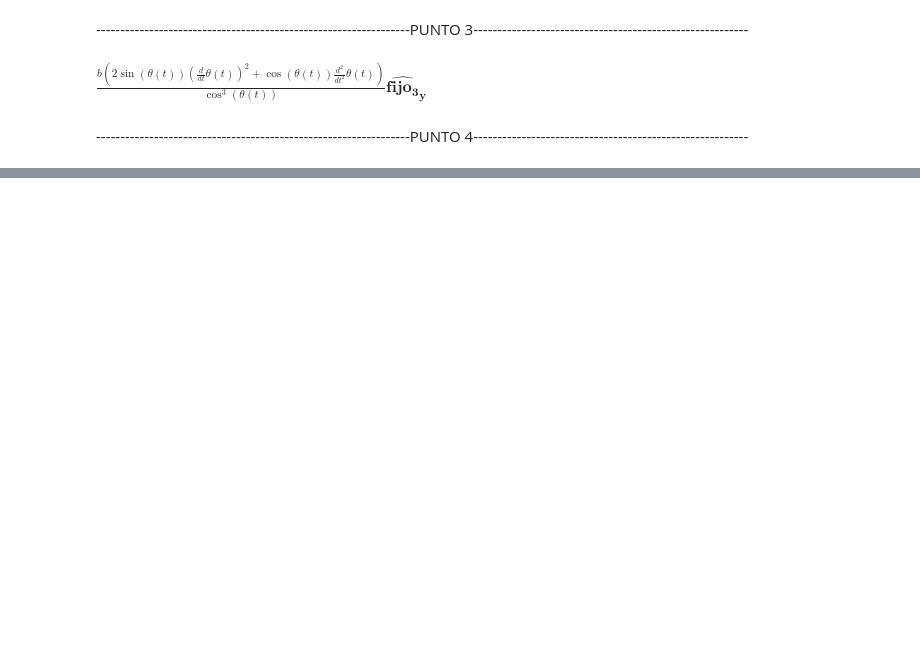
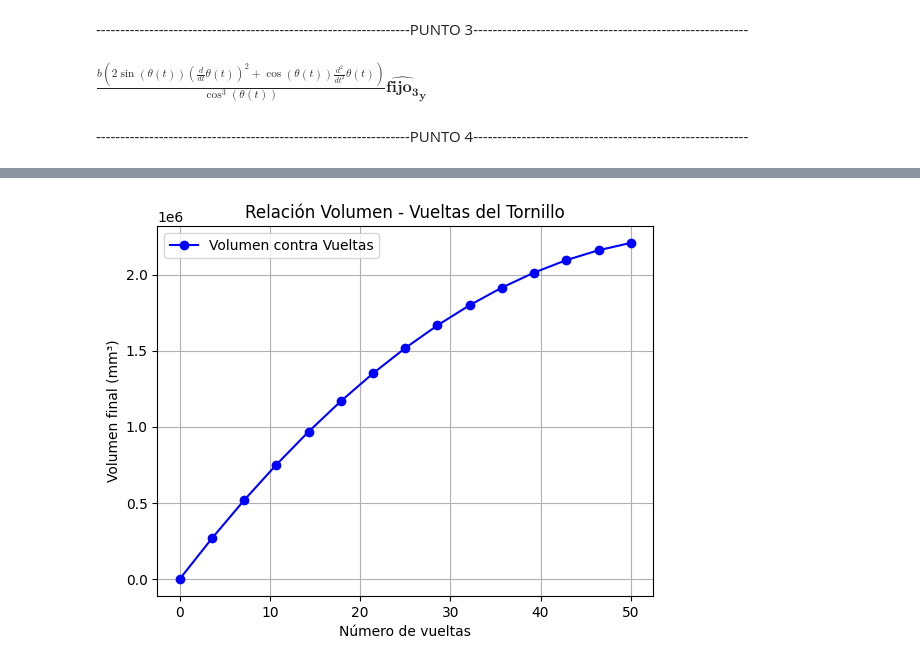
Before and after one commit to Azaus123/Codigos_Dinamica, a Jupyter notebook: Semana4/taller_3.ipynb, the cells around one changed output, grey strips where cells are left out. Drawn from its saved outputs; the diff is of its cells as text; code cells hidden in the pictures; blank space fills up the shorter version.

Commit message:
cambios

```diff
--- a/Semana4/taller_3.ipynb
+++ b/Semana4/taller_3.ipynb
@@ -140,35 +172,35 @@ print(solucion)
 # %%
-# Variables simbólicas
-delta_r = symbols("delta_r", real=True)
-r0 = 0        # Radio inicial (mm)
-h = 150        # Altura del cilindro (mm)
-v_inicial = 0 # Volumen inicial (mm³)
-cambio_tornillo = 1.25  # mm por vuelta
+#Ahora podemos hacer la gráfica, usando lambdify
+#Paso 1: Construir la expresion
+#En nuestro caso, es simplemente una sustitucion con subs del volumen
+parametros = {
+    h_c:134.7, #mm, de acuerdo con el cad
+    l: 73,        # Longitud de las piezas rojas (mm)
+    l_punto: 1.25, # mm por vuelta
+}
+#luego creamos la expresion:
+volumen_exp = volumen.subs(parametros)
+#Paso 2: Crear la calculadora,
+#Podemos observar que con el sbus lo único no definido es el número de vueltas y sobre este valor vamos a iterar
+#Se comportará este valor como nuestro tiempo. Ahora bien, para usar lambdify introducimos listas de los valores a iterar (n_vueltas) y sobre las expresiones que se usaran (volumen_exp)
+calculadora = lambdify([n_vueltas], [volumen_exp], "numpy")
 
-# Rango de volúmenes
-volumenes = np.linspace(0, 720000, 100)
+#Paso 3: Recorrer los valores a iterar
+#Creamos listas vacias para los valores de x y y de la grafica
+x_vals = []
+y_vals = []
+for num in np.linspace(0,50,15):
+    volumen_numerico = calculadora(num)
+    x_vals.append(num)
+    y_vals.append(volumen_numerico[0])
 
-vueltas = []
-
-for v_final in volumenes:
-    # Ecuación completa: π*h*(2*r0*delta_r + delta_r**2) = v_final - v_inicial
-    eq = Eq(np.pi*h*(2*r0*delta_r + delta_r**2), v_final - v_inicial)
-    soluciones = solve(eq, delta_r)
-
-    # Filtrar solo soluciones reales y positivas
-    soluciones_reales = [s.evalf() for s in soluciones if s.is_real and s.evalf() >= 0]
-
-    if soluciones_reales:
-        delta_r_val = min(soluciones_reales)  # Tomamos la menor positiva (normalmente la válida)
-        vueltas.append(delta_r_val / cambio_tornillo)
-    else:
-        vueltas.append(np.nan)  # Si no hay solución real
-
-# Graficar
-plt.plot(vueltas, volumenes, label='Volumen vs Vueltas')
+# Graficar los puntos y conectarlos
+plt.plot(x_vals, y_vals, "o-", color="blue", label="Volumen contra Vueltas")
 plt.ylabel("Volumen final (mm³)")
 plt.xlabel("Número de vueltas")
 plt.title("Relación Volumen - Vueltas del Tornillo")
 plt.grid(True)
 plt.legend()
 plt.show()
+# %% [output]
+[figure, added]
```
Also changed, not shown: parts of 7 cells of this notebook.
